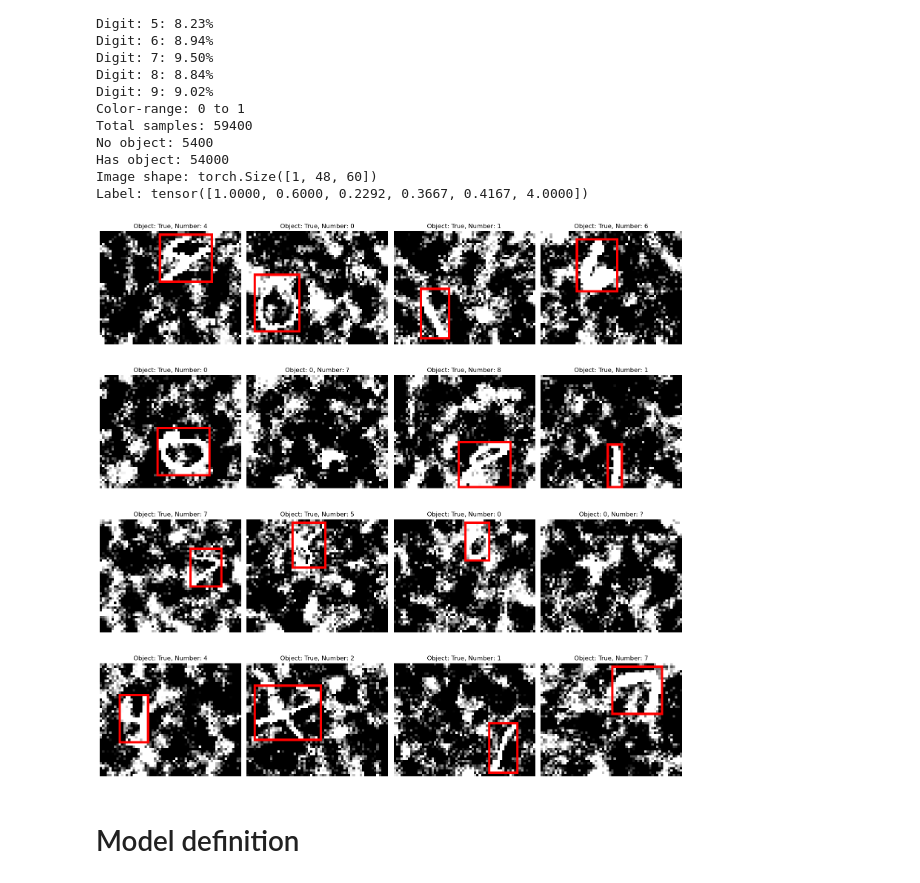
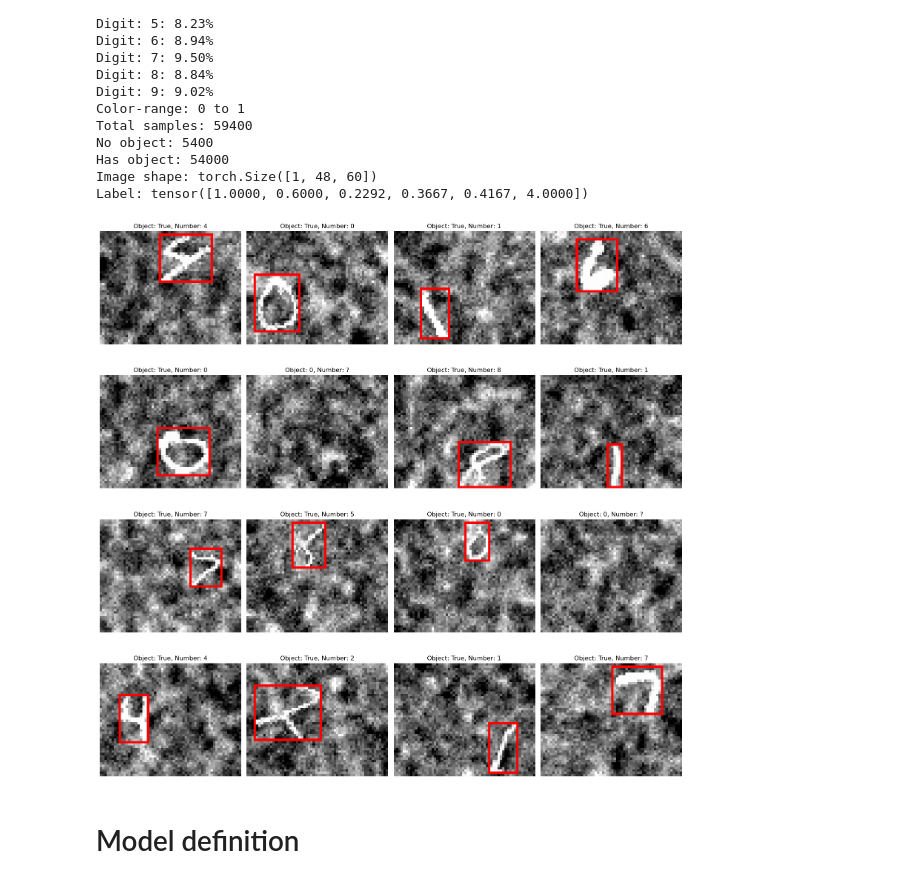
Before and after one commit to JakobBerg-Projects/Object-Detection, a Jupyter notebook: Object_localization_template.ipynb, the cells around one changed output. Cells and saved outputs as stored; diff of their text form; code cells hidden in the pictures.

```diff
--- a/Object_localization_template.ipynb
+++ b/Object_localization_template.ipynb
@@ -100,35 +100,35 @@ def get_drawn_image(ds, i=0):
     img_u8 = (img.clamp(0,1) * 255).to(torch.uint8).repeat(3, 1, 1)
 
     if int(y[0].item()) == 0:
         return img_u8.permute(1,2,0).numpy(), int(y[0].item()), '?'
 
     drawn = torchvision.utils.draw_bounding_boxes(img_u8, box_xyxy, colors="red", width=1)
     return drawn.permute(1,2,0).numpy(), bool(y[0].item()), int(y[-1].item())
 
 
 def show_samples(ds, n=7):
     cols = 4
     rows = math.ceil(n / cols)
 
     fig, axes = plt.subplots(rows, cols, figsize=(4*cols, 4*rows))
     axes = axes.flatten()
 
     for i in range(n):
         img, cls, number = get_drawn_image(ds, i)
         axes[i].imshow(img)
         axes[i].set_title(f"Object: {cls}, Number: {number}")
         axes[i].axis("off")
 
     # Skjul tomme subplot hvis n ikke fyller gridet
     for j in range(n, len(axes)):
         axes[j].axis("off")
 
     plt.tight_layout()
     plt.show()
 
-show_samples(norm_train, 16)
+show_samples(train, 16)
 # %% [output]
-[figure, old version]
+[figure, new version]
 # %% [markdown]
 # Model definition
 # %%
```
Also changed, not shown: parts of 5 cells of this notebook, 1 other file.
